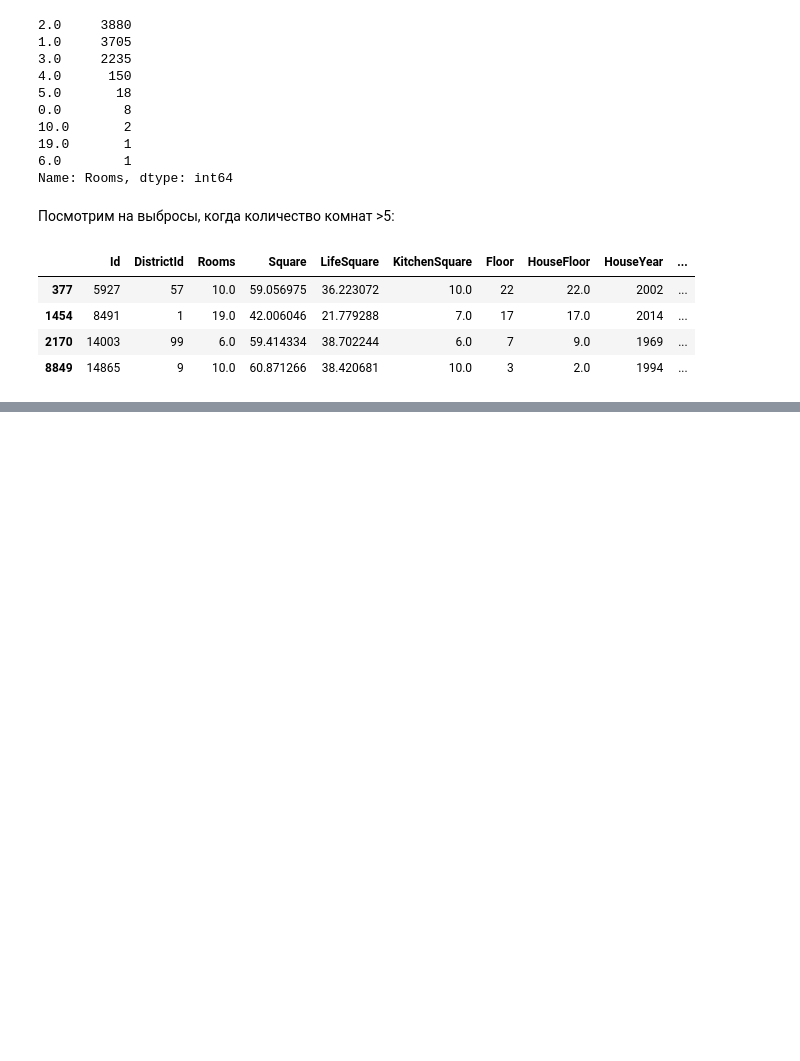
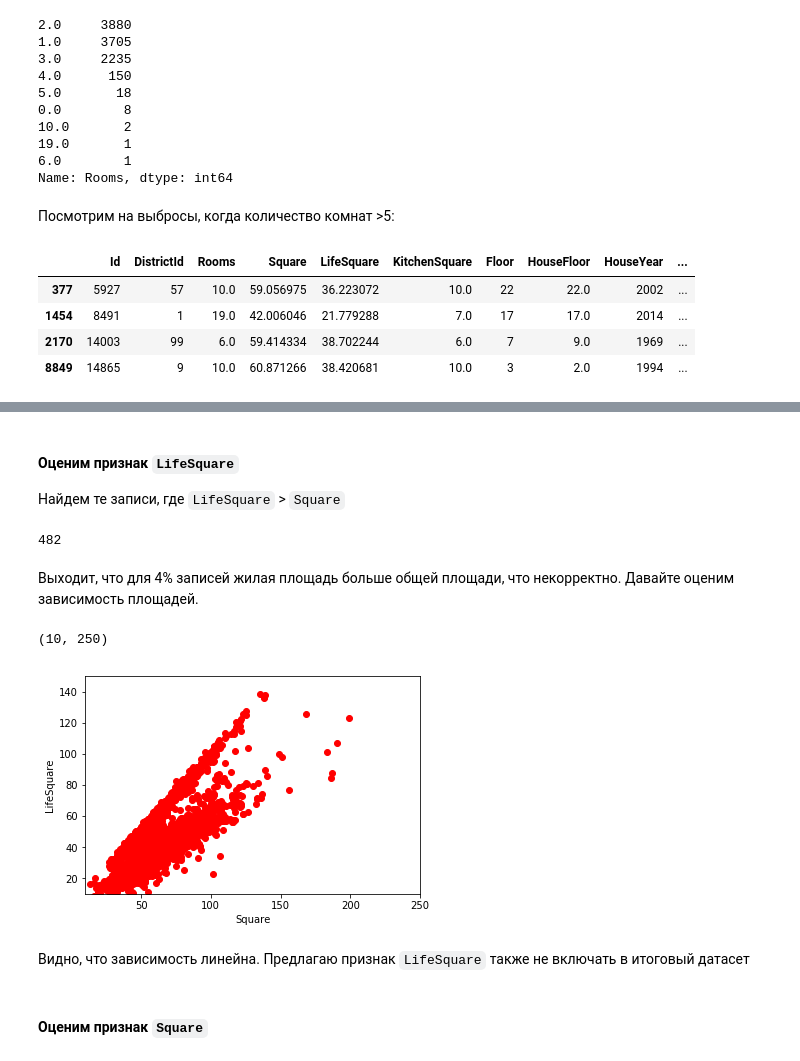
Before and after one commit to DmitryVGusev/GB-Python-in-DS, a Jupyter notebook: Python_in_DS_Coursework.ipynb, the cells around one changed output, grey strips where cells are left out. Drawn from its saved outputs; the diff is of its cells as text; code cells hidden in the pictures; blank space fills up the shorter version.

```diff
--- a/Python_in_DS_Coursework.ipynb
+++ b/Python_in_DS_Coursework.ipynb
@@ -203,0 +216,2 @@ data[data.Rooms > 5]
+# %%
+data.loc[data.Id == 5927, 'Rooms'] = 2
@@ -203,0 +234,3 @@ data[data.Rooms > 5]
+# %%
+data.loc[data.Id ==  14865, 'Rooms'] = 2
+data.loc[data.Id ==  14865, 'HouseFloor'] = 14
@@ -203,0 +258,2 @@ data[data.Rooms > 5]
+# %%
+data.loc[data.Id == 8491, 'Rooms'] = 1
@@ -203,0 +277,2 @@ data[data.Rooms > 5]
+# %%
+data.loc[data.Id == 14003, 'Rooms'] = 3
@@ -203,0 +293,26 @@ data[data.Rooms > 5]
+# %% [markdown]
+#### Оценим признак `LifeSquare`
+Найдем те записи, где `LifeSquare` > `Square`
+# %%
+data[data.LifeSquare > data.Square].shape[0]
+# %% [output]
+482
+# %% [markdown]
+Выходит, что для 4% записей жилая площадь больше общей площади, что некорректно. Давайте оценим зависимость площадей.
+# %%
+plt.plot(
+    data['Square'],
+    data['LifeSquare'],
+    'ro'
+)
+plt.xlabel('Square')
+plt.ylabel('LifeSquare')
+plt.ylim(10,150)
+plt.xlim(10,250)
+# %% [output]
+(10, 250)
+[figure, added]
+# %% [markdown]
+Видно, что зависимость линейна. Предлагаю признак `LifeSquare` также не включать в итоговый датасет
+# %% [markdown]
+#### Оценим признак `Square`
```
Also changed, not shown: parts of 75 cells of this notebook.
